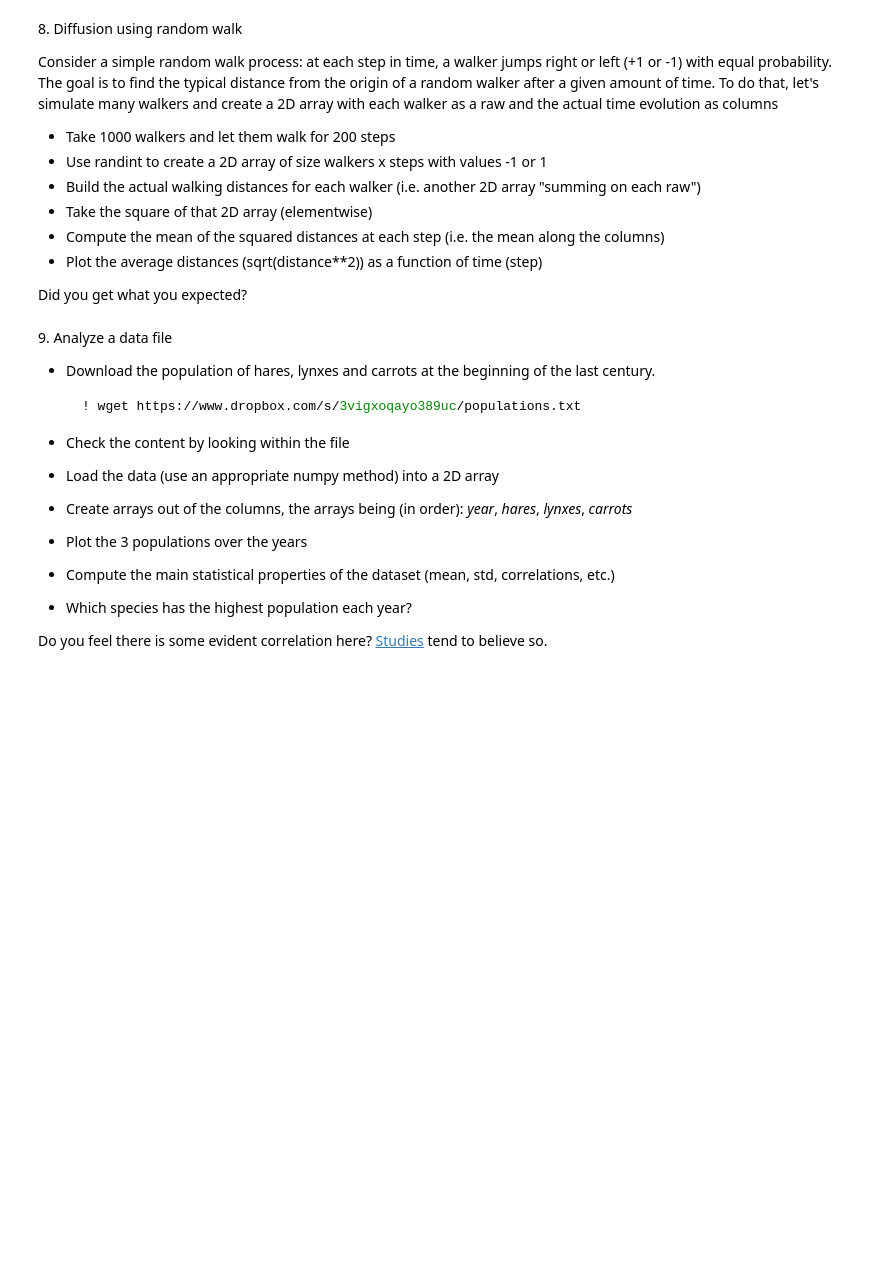
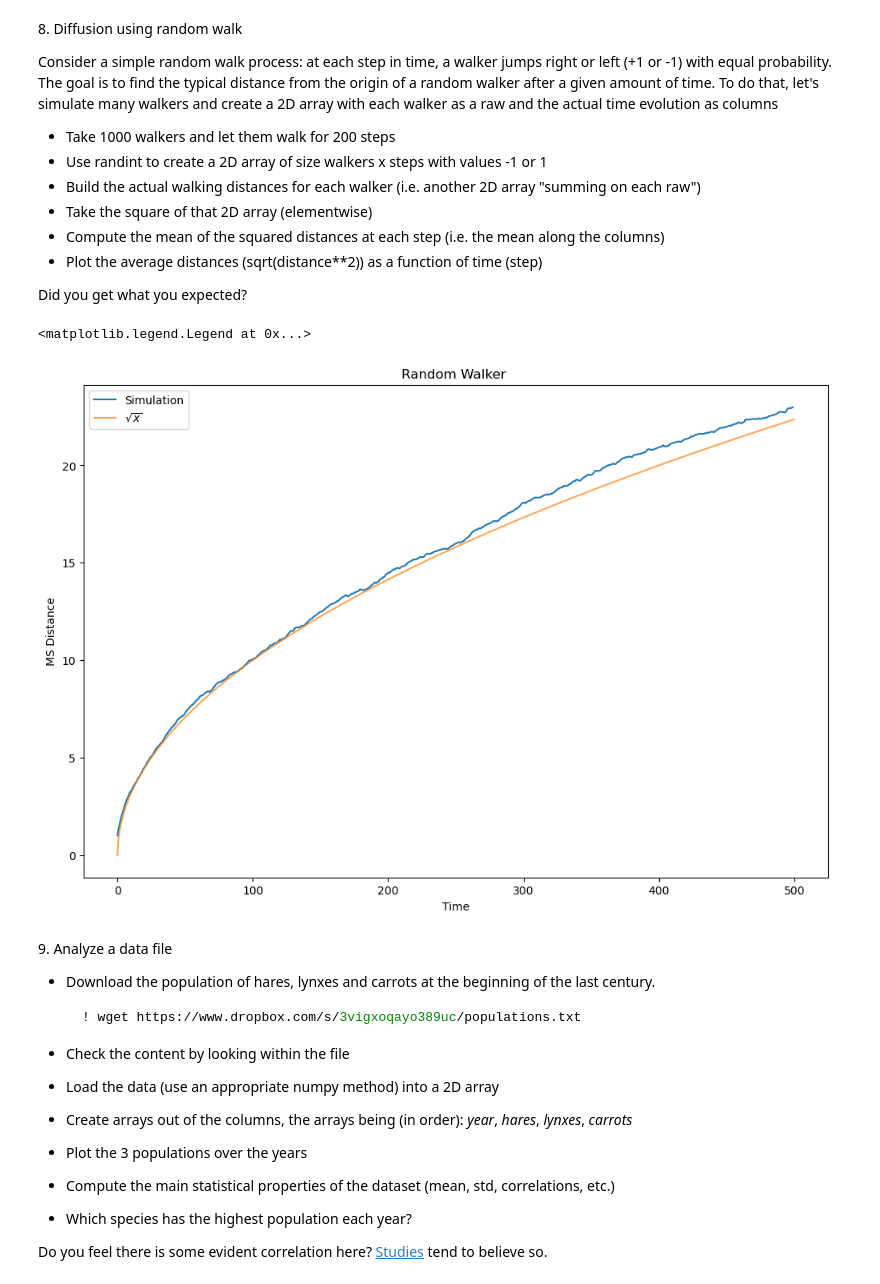
Before and after one commit to FrancescoLR02/LaboratoryOfComputationalPhysics_Y7, a Jupyter notebook: 04ex_Numpy.ipynb, the cells around one changed output. Drawn from its saved outputs; the diff is of its cells as text; code cells hidden in the pictures; blank space fills up the shorter version.

```diff
--- a/04ex_Numpy.ipynb
+++ b/04ex_Numpy.ipynb
@@ -195,6 +195,17 @@ array([[   0.     ,  318.64932,  487.63002, 1184.47424, 1401.73514,
   * Apply the mask to obtain an array of ordered prime numbers
   * Check the performances (timeit); how does it scale with N?
   * Implement the optimization suggested in the [sieve of Eratosthenes](https://en.wikipedia.org/wiki/Sieve_of_Eratosthenes)
+# %%
+#! IMPORTANTE
+
+#Forse incompleto!
+AllNumber = np.arange(0, 100)
+LenAllNumber = len(AllNumber)
+
+
+for i in range(2, int(LenAllNumber/2) + 1):
+   Mask = (AllNumber % i != 0) | (AllNumber == i)
+   AllNumber = AllNumber[Mask]
 # %% [markdown]
 **N.B. the following exercises are meant to be solved only if you are familiar with the numpy random library. If not you can skip them (postponed for one of the next exercise sessions)**
 # %% [markdown]
@@ -211,6 +222,32 @@ To do that, let's simulate many walkers and create a 2D array with each walker a
   * Plot the average distances (sqrt(distance\*\*2)) as a function of time (step)
 
 Did you get what you expected?
+# %%
+Walker, Time = 1000, 500
+RandomWalker, Distances = np.zeros((Walker, Time)), np.zeros((Walker, Time))
+Walk = np.array([-1, +1])
+
+for i in range(RandomWalker.shape[1]):
+   RandomWalk = np.random.randint(0, 2, RandomWalker.shape[0])
+   RandomWalker[:, i] = Walk[RandomWalk]
+   Distances[:, i] = np.sum(RandomWalker, axis = 1)
+
+
+MeanSquaredDistances = np.mean(Distances**2, axis = 0)
+MeanSquaredDistances
+
+x = np.linspace(0, RandomWalker.shape[1], 1000)
+
+plt.figure(figsize =(12, 8))
+plt.plot(np.arange(RandomWalker.shape[1]), np.sqrt(MeanSquaredDistances), label="Simulation")
+plt.plot(x, np.sqrt(x), alpha = 0.7, label=r"$\sqrt{x}$")
+plt.xlabel("Time")
+plt.ylabel("MS Distance")
+plt.title("Random Walker ")
+plt.legend()
+# %% [output]
+<matplotlib.legend.Legend at 0x...>
+[figure, added]
 # %% [markdown]
 9\. Analyze a data file
   * Download the population of hares, lynxes and carrots at the beginning of the last century.
```
Also changed, not shown: parts of 3 cells of this notebook.
